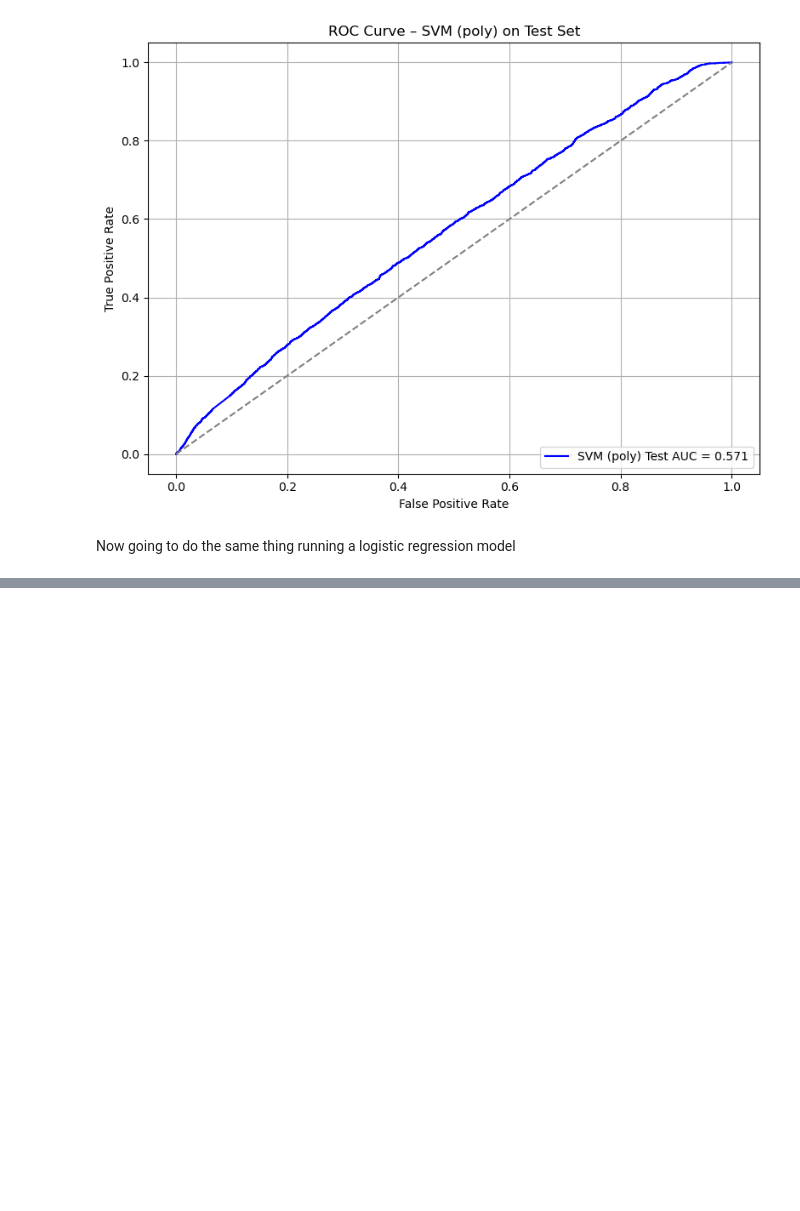
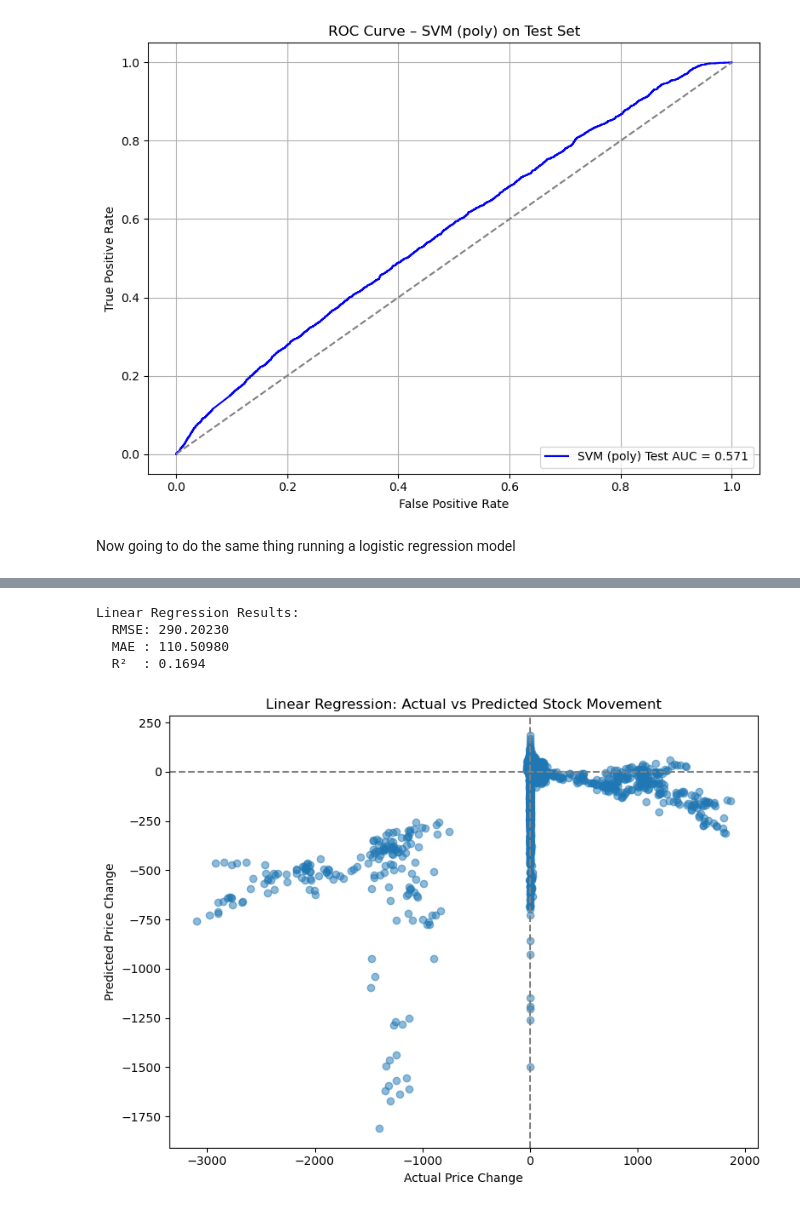
Before and after one commit to sophiarutman/stocks-and-movies, a Jupyter notebook: newmoviemodel.ipynb, the cells around one changed output, grey strips where cells are left out. Drawn from its saved outputs; the diff is of its cells as text; code cells hidden in the pictures; blank space fills up the shorter version.

```diff
--- a/newmoviemodel.ipynb
+++ b/newmoviemodel.ipynb
@@ -274,0 +388,35 @@ Logistic Regression CV F1-score (train): 0.5196 ± 0.0046
+# %%
+# --- Fit linear regression model
+linreg = LinearRegression()
+linreg.fit(X_train_scaled, y_train)
+
+# --- Predict
+y_pred = linreg.predict(X_test_scaled)
+
+# --- Evaluate
+rmse = np.sqrt(mean_squared_error(y_test, y_pred))
+mae = mean_absolute_error(y_test, y_pred)
+r2 = r2_score(y_test, y_pred)
+
+print(f"Linear Regression Results:")
+print(f"  RMSE: {rmse:.5f}")
+print(f"  MAE : {mae:.5f}")
+print(f"  R²  : {r2:.4f}")
+
+# --- Plot predicted vs actual
+plt.figure(figsize=(8, 6))
+plt.scatter(y_test, y_pred, alpha=0.5)
+plt.axhline(0, color='gray', linestyle='--')
+plt.axvline(0, color='gray', linestyle='--')
+plt.xlabel("Actual Price Change")
+plt.ylabel("Predicted Price Change")
+plt.title("Linear Regression: Actual vs Predicted Stock Movement")
+plt.tight_layout()
+plt.savefig("regression.png", dpi=300, bbox_inches='tight', transparent=True)
+plt.show()
+# %% [output]
+Linear Regression Results:
+  RMSE: 290.20230
+  MAE : 110.50980
+  R²  : 0.1694
+[figure, added]
```
Also changed, not shown: parts of 12 cells of this notebook, 2 other files.
